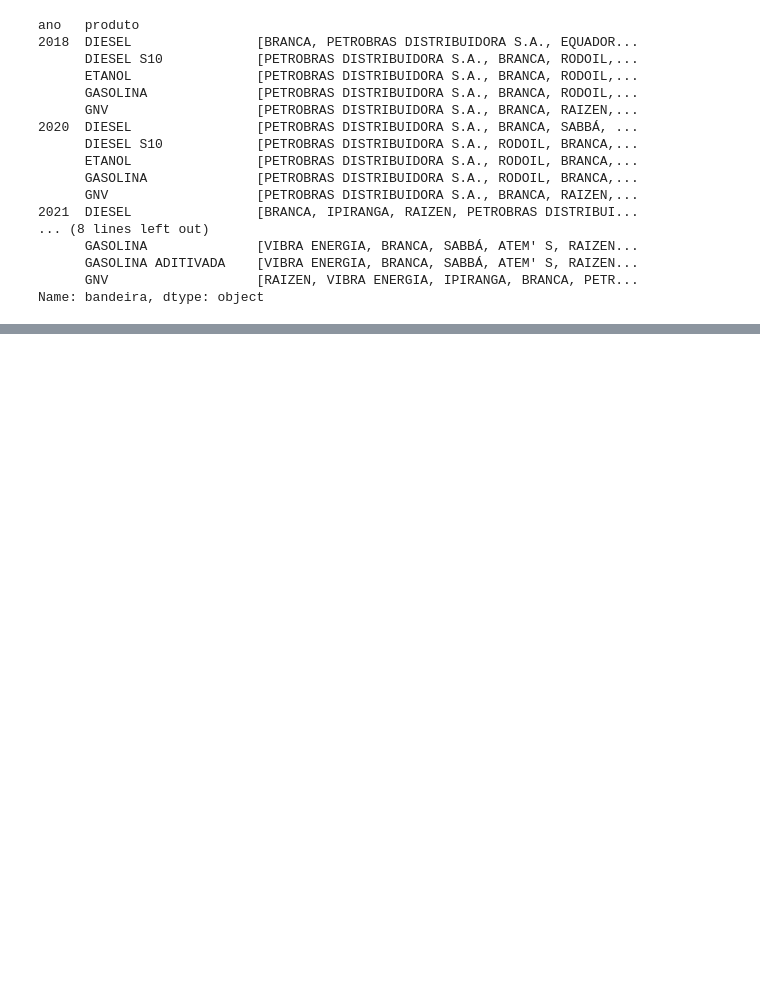
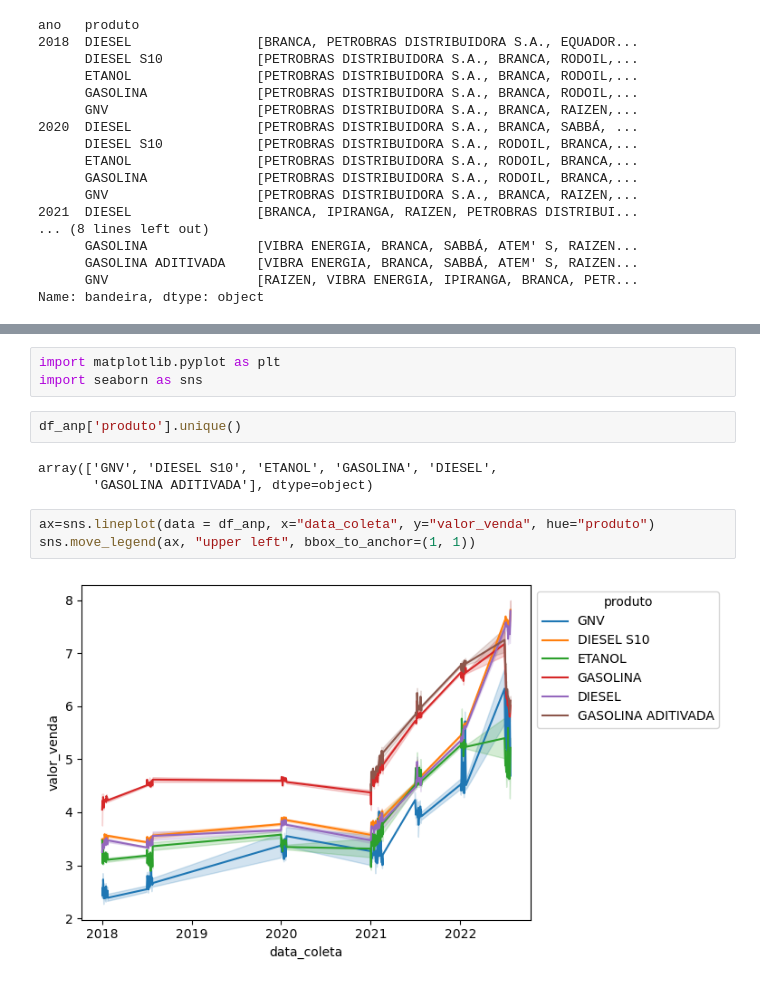
Before and after one commit to aloisiok1/Dataviz, a Jupyter notebook: 1_Ligacao_banco_dados.ipynb, the cells around one changed output, grey strips where cells are left out. Cells and saved outputs as stored; diff of their text form; blank space fills up the shorter version.

```diff
--- a/1_Ligacao_banco_dados.ipynb
+++ b/1_Ligacao_banco_dados.ipynb
@@ -388,0 +422,13 @@ Name: bandeira, dtype: object
+# %%
+import matplotlib.pyplot as plt
+import seaborn as sns
+# %%
+df_anp['produto'].unique()
+# %% [output]
+array(['GNV', 'DIESEL S10', 'ETANOL', 'GASOLINA', 'DIESEL',
+       'GASOLINA ADITIVADA'], dtype=object)
+# %%
+ax=sns.lineplot(data = df_anp, x="data_coleta", y="valor_venda", hue="produto")
+sns.move_legend(ax, "upper left", bbox_to_anchor=(1, 1))
+# %% [output]
+[figure, added]
```
Also changed, not shown: parts of 21 cells of this notebook.
